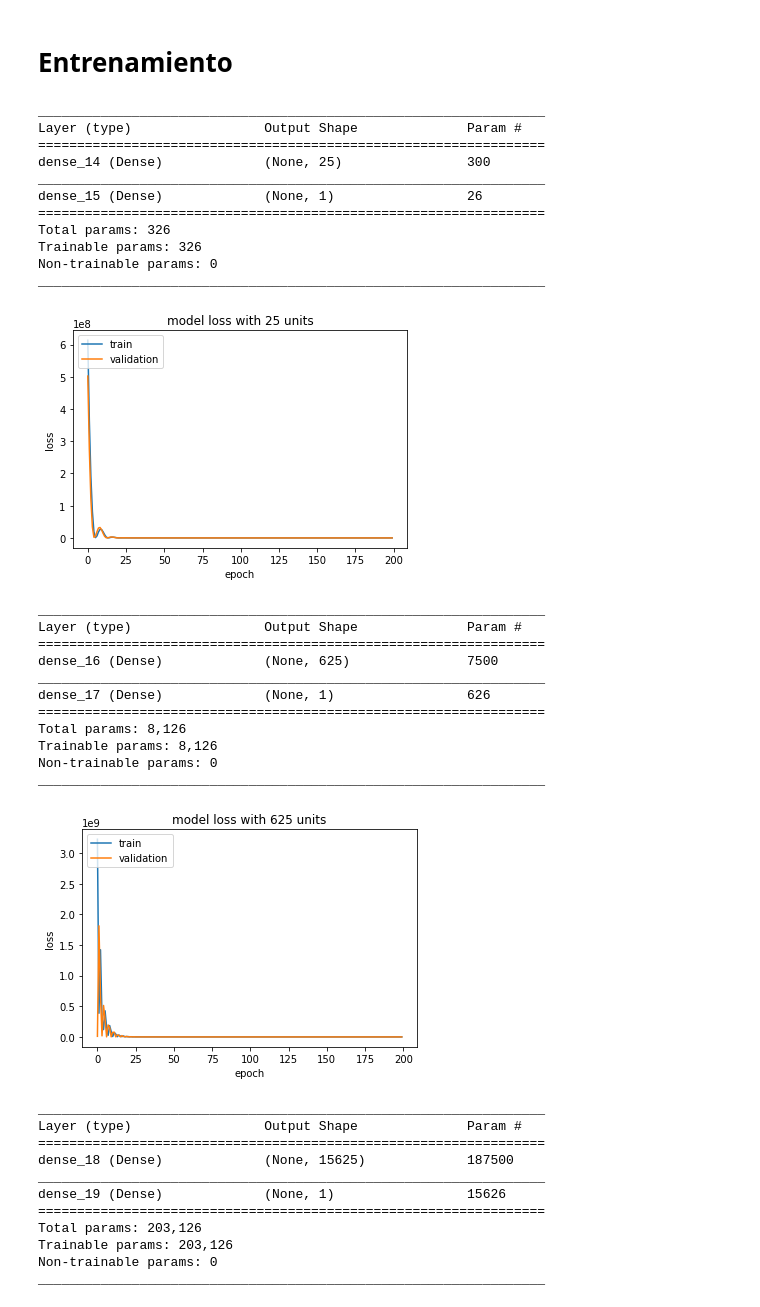
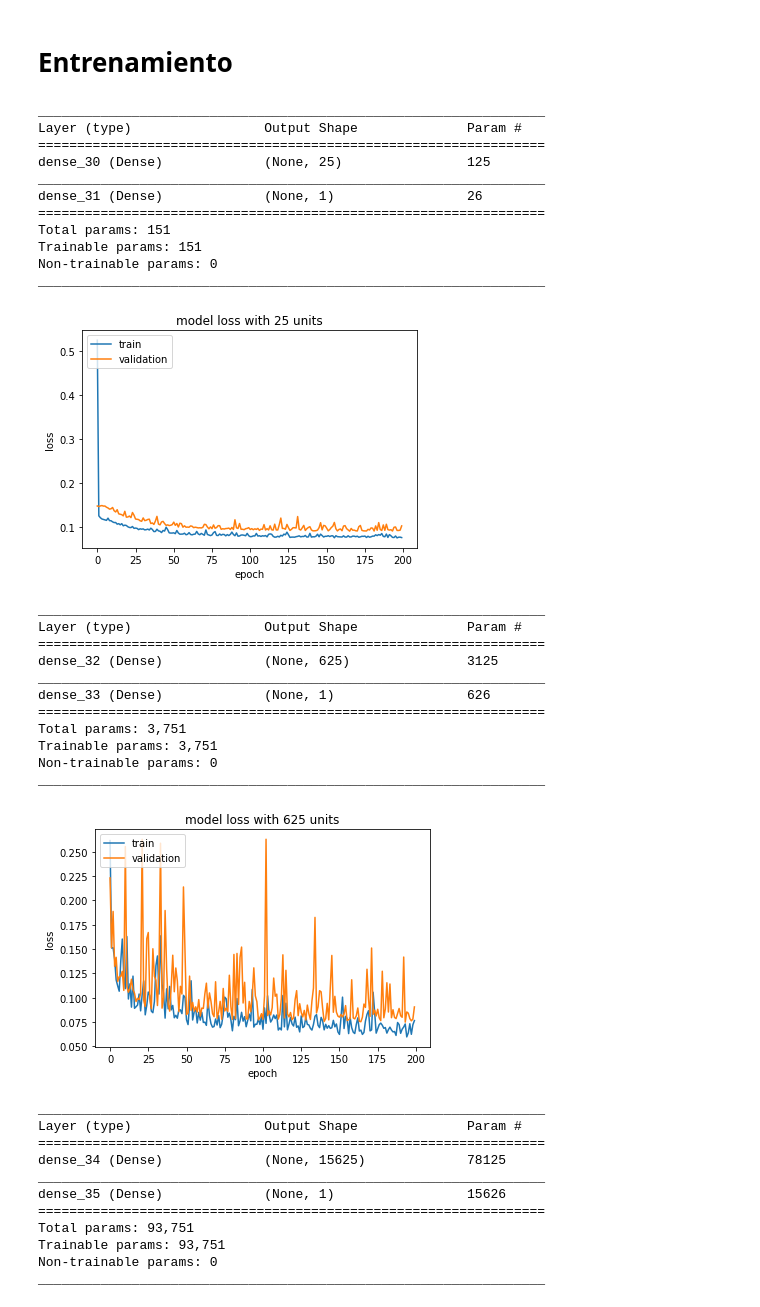
Before and after one commit to pablo238/ModeloPredictivo, a Jupyter notebook: Modelo Predictivo.ipynb, the cells around one changed output. Saved outputs shown, nothing was run; the diff lists cells and outputs as text; code cells hidden in the pictures.

```diff
--- a/Modelo Predictivo.ipynb
+++ b/Modelo Predictivo.ipynb
@@ -11,7 +11,7 @@ import seaborn as sb
 from pandas import DataFrame
 %matplotlib inline
 # %%
-dataframe = pd.read_csv("InformacionEmpleados.csv")
+dataframe = pd.read_csv("InformacionEmpleadoJunto.csv")
 # %%
 dataframe.head()
 # %% [output]
@@ -133,6 +115,3 @@ A continuacion se procedera a eliminar del conjunto de datos las variables edad
-# %%
-dataframe = dataframe.drop(['vehiculo_propio'], axis=1)
-dataframe = dataframe.drop([' edad '], axis=1)
 # %%
 dataframe.head()
 # %% [output]
@@ -214,8 +193,8 @@ from tensorflow.python.keras.layers import Dense
 from tensorflow.python.keras.wrappers.scikit_learn import KerasRegressor
 import matplotlib.pyplot as plt
 # %%
-x=dataframe.drop([' nivel_cargo '],axis=1)
-y=dataframe[[' nivel_cargo ']]
+x=dataframe.drop(['FRAUDE'],axis=1)
+y=dataframe[['FRAUDE']]
 y=np.reshape(y, (-1,1))
 scaler = MinMaxScaler()
 print(scaler.fit(x))
@@ -228,7 +207,7 @@ MinMaxScaler(copy=True, feature_range=(0, 1))
 # %% [markdown]
 # Entrenamiento
 # %%
-X_train, X_test, y_train, y_test = train_test_split(xscale, yscale, test_size=0.30)
+X_train, X_test, y_train, y_test = train_test_split(xscale, yscale, test_size=0.20)
 # %%
 
 quantity_of_neurons = [25, 625, 15625]
@@ -242,52 +221,52 @@ for units in quantity_of_neurons:
     model.add(Dense(1, activation='linear'))
     model.summary()
 
     ## optimizacion usando gradiente
     optimizer = tf.train.GradientDescentOptimizer(learning_rate=0.01)
 
     model.compile(loss='mse', optimizer='adam', metrics=['mse','mae'])
-    history = model.fit(X_train, y_train, epochs=200, batch_size=80, verbose=0, validation_split=0.5)
+    history = model.fit(X_train, y_train, epochs=200, batch_size=10, verbose=0, validation_split=0.2)
 
     plt.plot(history.history['loss'])
     plt.plot(history.history['val_loss'])
     plt.title('model loss with ' + str(units) + " units")
     plt.ylabel('loss')
     plt.xlabel('epoch')
     plt.legend(['train', 'validation'], loc='upper left')
     plt.show()
 # %% [output]
 _________________________________________________________________
 Layer (type)                 Output Shape              Param #
 =================================================================
-dense_14 (Dense)             (None, 25)                300
+dense_30 (Dense)             (None, 25)                125
 _________________________________________________________________
-dense_15 (Dense)             (None, 1)                 26
+dense_31 (Dense)             (None, 1)                 26
 =================================================================
-Total params: 326
-Trainable params: 326
+Total params: 151
+Trainable params: 151
 Non-trainable params: 0
 _________________________________________________________________
-[figure, old version]
+[figure, new version]
 _________________________________________________________________
 Layer (type)                 Output Shape              Param #
 =================================================================
-dense_16 (Dense)             (None, 625)               7500
+dense_32 (Dense)             (None, 625)               3125
 _________________________________________________________________
-dense_17 (Dense)             (None, 1)                 626
+dense_33 (Dense)             (None, 1)                 626
 =================================================================
-Total params: 8,126
-Trainable params: 8,126
+Total params: 3,751
+Trainable params: 3,751
 Non-trainable params: 0
 _________________________________________________________________
-[figure, old version]
+[figure, new version]
 _________________________________________________________________
 Layer (type)                 Output Shape              Param #
 =================================================================
-dense_18 (Dense)             (None, 15625)             187500
+dense_34 (Dense)             (None, 15625)             78125
 _________________________________________________________________
-dense_19 (Dense)             (None, 1)                 15626
+dense_35 (Dense)             (None, 1)                 15626
 =================================================================
-Total params: 203,126
-Trainable params: 203,126
+Total params: 93,751
+Trainable params: 93,751
 Non-trainable params: 0
 _________________________________________________________________
```
Also changed, not shown: parts of 17 cells of this notebook, 1 other file.
